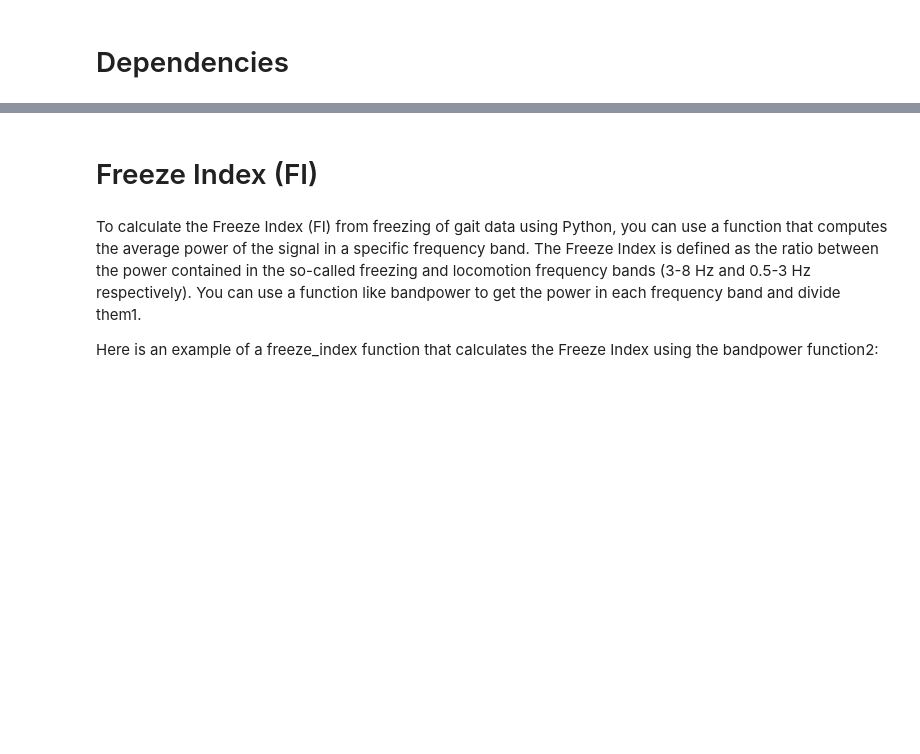
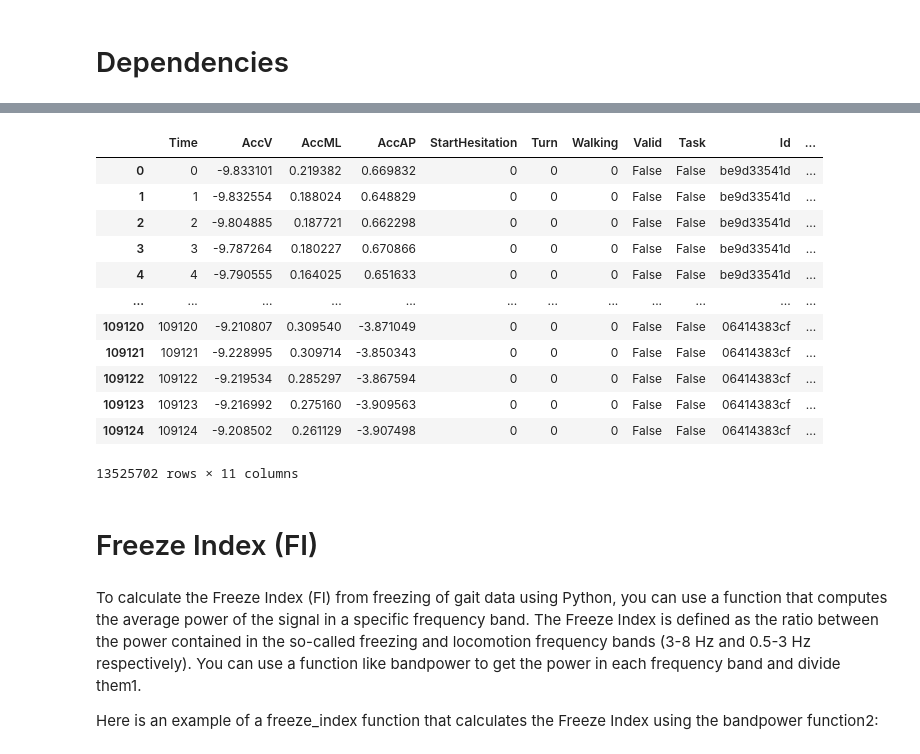
Before and after one commit to JO-HEEJIN/AI, a Jupyter notebook: fog-fi-by-momo.ipynb, the cells around one changed output, grey strips where cells are left out. Drawn from its saved outputs; the diff is of its cells as text; code cells hidden in the pictures; blank space fills up the shorter version.

```diff
--- a/fog-fi-by-momo.ipynb
+++ b/fog-fi-by-momo.ipynb
@@ -142,0 +225,22 @@ train_tdcsfog = glob.glob(BASE_PATH + 'train/tdcsfog/*.csv')
+# %%
+def get_data(f):
+    # Read the CSV file into a DataFrame
+    df = pd.read_csv(f)
+
+    # Extract the file name without the extension and set it as the 'Id' column
+    df['Id'] = f.split('/')[-1].split('.')[0]
+
+    # Extract the parent directory name and set it as the 'data_type' column
+    df['data_type'] = f.split('/')[-2]
+
+    # Define the conversion factor
+    g0 = 9.80665
+
+    # Convert the AccV, AccML, and AccAP columns if the data is from the defog/ directory or notype/
+    if df['data_type'].iloc[0] == 'defog' or df['data_type'].iloc[0] == 'notype':
+        df['AccV'] = df['AccV'] * g0
+        df['AccML'] = df['AccML'] * g0
+        df['AccAP'] = df['AccAP'] * g0
+
+    # Return the modified DataFrame
+    return df
@@ -142,0 +278,16 @@ train_tdcsfog = glob.glob(BASE_PATH + 'train/tdcsfog/*.csv')
+# %%
+df_train_defog
+# %% [output]
+|  | Time | AccV | AccML | AccAP | StartHesitation | Turn | Walking | Valid | Task | Id | ... |
+| 0 | 0 | -9.833101 | 0.219382 | 0.669832 | 0 | 0 | 0 | False | False | be9d33541d | ... |
+| 1 | 1 | -9.832554 | 0.188024 | 0.648829 | 0 | 0 | 0 | False | False | be9d33541d | ... |
+| 2 | 2 | -9.804885 | 0.187721 | 0.662298 | 0 | 0 | 0 | False | False | be9d33541d | ... |
+| 3 | 3 | -9.787264 | 0.180227 | 0.670866 | 0 | 0 | 0 | False | False | be9d33541d | ... |
+| 4 | 4 | -9.790555 | 0.164025 | 0.651633 | 0 | 0 | 0 | False | False | be9d33541d | ... |
+| ... | ... | ... | ... | ... | ... | ... | ... | ... | ... | ... | ... |
+| 109120 | 109120 | -9.210807 | 0.309540 | -3.871049 | 0 | 0 | 0 | False | False | 06414383cf | ... |
+| 109121 | 109121 | -9.228995 | 0.309714 | -3.850343 | 0 | 0 | 0 | False | False | 06414383cf | ... |
+| 109122 | 109122 | -9.219534 | 0.285297 | -3.867594 | 0 | 0 | 0 | False | False | 06414383cf | ... |
+| 109123 | 109123 | -9.216992 | 0.275160 | -3.909563 | 0 | 0 | 0 | False | False | 06414383cf | ... |
+| 109124 | 109124 | -9.208502 | 0.261129 | -3.907498 | 0 | 0 | 0 | False | False | 06414383cf | ... |
+13525702 rows × 11 columns
```
Also changed, not shown: parts of 26 cells of this notebook.
